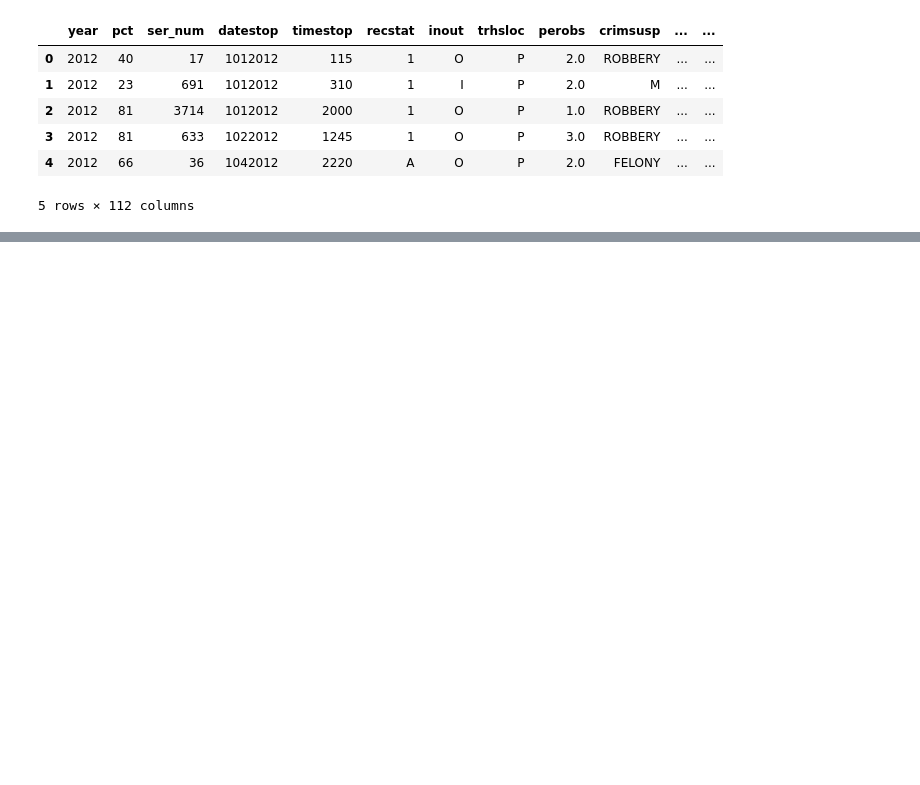
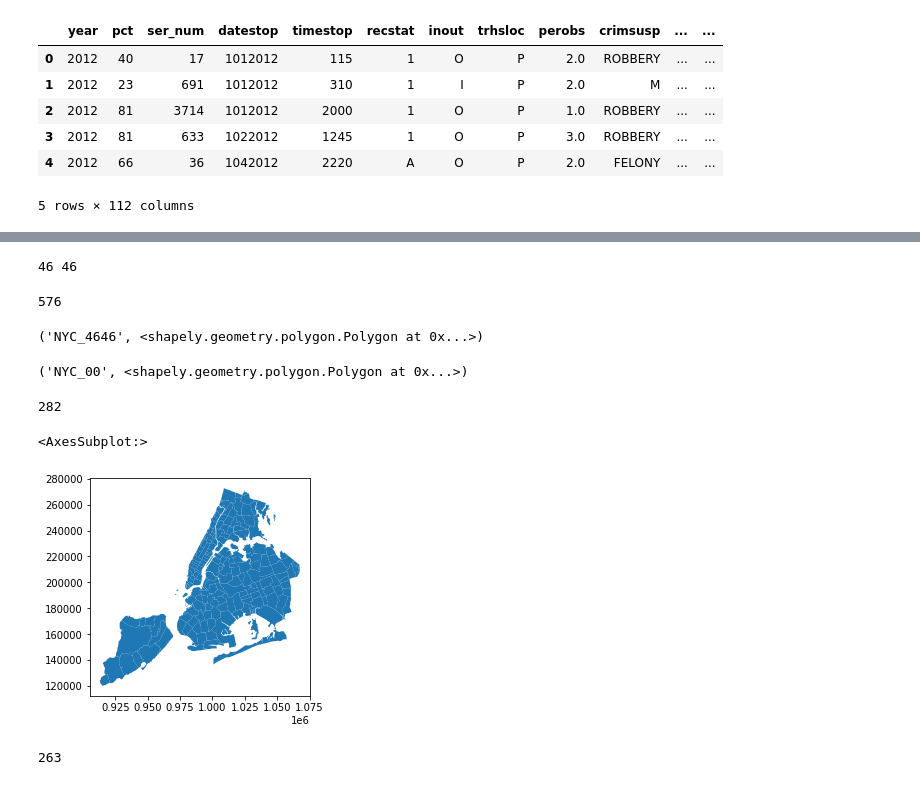
Before and after one commit to ernestvmo/spatio-temporal-crime-prediction, a Jupyter notebook: ernest_scrapsheet.ipynb, the cells around one changed output, grey strips where cells are left out. Drawn from its saved outputs; the diff is of its cells as text; code cells hidden in the pictures; blank space fills up the shorter version.

```diff
--- a/ernest_scrapsheet.ipynb
+++ b/ernest_scrapsheet.ipynb
@@ -96,0 +164,7 @@ Location
+# %%
+for col in range(0, round(distance(pt_00, pt_10).km), 2):
+    for row in range(0, round(distance(pt_00, pt_01).km), 2):
+        _
+print(col, row)
+# %% [output]
+46 46
@@ -96,0 +177,32 @@ Location
+# %%
+region_00 = geopy.Point(latitude=pt_00[0], longitude=pt_00[1])
+
+# print(region_00.latitude, region_00.longitude)
+c = 0
+
+areas = []
+areas_names = []
+for col in range(0, round(great_circle(pt_00, pt_10).km), 2):
+    for row in range(0, round(great_circle(pt_00, pt_01).km), 2):
+        c+=1
+        region_00, region_01, region_10, region_11 = get_block(region_00)
+        # print(f'Polygon([{region_00.latitude, region_00.longitude}, {region_01.latitude, region_01.longitude}, {region_11.latitude, region_11.longitude}, {region_10.latitude, region_10.longitude}])')
+        # add region as area
+        area = (f'NYC_{col}{row}', Polygon([(region_00.longitude, region_00.latitude), (region_01.longitude, region_01.latitude), (region_11.longitude, region_11.latitude), (region_10.longitude, region_10.latitude)]))
+        areas.append(area)
+        # areas_names.append(f'NYC_{col}{row}')
+        region_00 = geopy.Point(latitude=region_01.latitude, longitude=region_01.longitude)
+    region_00 = great_circle(kilometers=2).destination((region_00.latitude, x1), bearing=180)
+
+# print(areas[100])
+# areas[100]
+# len(areas)
+print(c)
+area
+# %% [output]
+576
+('NYC_4646', <shapely.geometry.polygon.Polygon at 0x...>)
+# %%
+areas[0]
+# %% [output]
+('NYC_00', <shapely.geometry.polygon.Polygon at 0x...>)
@@ -96,0 +214,27 @@ Location
+# %%
+counter = 0
+saved = []
+
+for area in areas:
+    for poly in list_polygons:
+        if area[1].intersects(poly): #or area[1].touches(poly) or area[1].within(poly) or area[1].overlaps(poly) or area[1].crosses(poly):
+            if area not in saved:
+                saved.append(area)
+
+# print(counter)
+print(len(saved))
+# %% [output]
+282
+# %%
+district_file_loc = '/Users/ernestvmo/Downloads/ZIP_CODE_040114/ZIP_CODE_040114.shp'
+# %%
+shp_district = gpd.read_file(district_file_loc)
+# %%
+shp_district.plot()
+# %% [output]
+<AxesSubplot:>
+[figure, added]
+# %%
+len(shp_district)
+# %% [output]
+263
```
Also changed, not shown: parts of 35 cells of this notebook.
